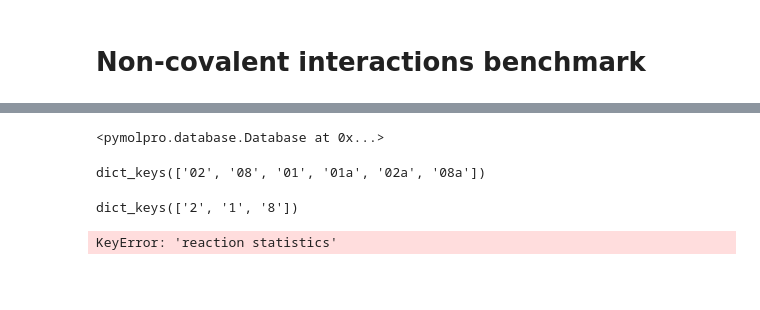
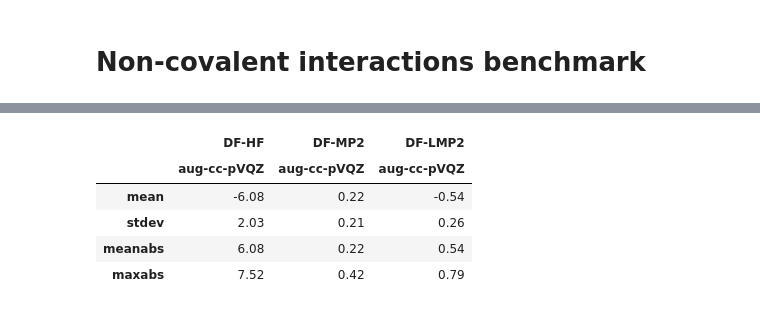
Before and after one commit to molpro/pymolpro, a Jupyter notebook: docs/source/examples/Non-covalent interactions benchmark.ipynb, the cells around one changed output, grey strips where cells are left out. Saved outputs shown, nothing was run; the diff lists cells and outputs as text; code cells hidden in the pictures; blank space fills up the shorter version.

```diff
--- a/docs/source/examples/Non-covalent interactions benchmark.ipynb
+++ b/docs/source/examples/Non-covalent interactions benchmark.ipynb
@@ -23,18 +19,6 @@ for method in methods:
     for basis in bases:
         results[method][basis] = pymolpro.database.run(db, methods[method], basis, location=project_name,
                                                        backend=backend, parallel=parallel)
-# %%
-results['HF']['aug-cc-pVDZ']
-# %% [output]
-<pymolpro.database.Database at 0x...>
-# %%
-db.molecules.keys()
-# %% [output]
-dict_keys(['02', '08', '01', '01a', '02a', '08a'])
-# %%
-db.reactions.keys()
-# %% [output]
-dict_keys(['2', '1', '8'])
 # %%
 extrapolations = {}
 if 'aug-cc-pVDZ' in bases and 'aug-cc-pVTZ' in bases:
@@ -58,8 +42,13 @@ for extr in extrapolations:
 # %%
 tokj = 2625.49963948
 pd.set_option('display.precision', 2)
-method_errors = pymolpro.database.compare([results[method]['aug-cc-pVQZ'] for method in methods], db)[
+method_errors = pymolpro.database.analyse([results[method]['aug-cc-pVQZ'] for method in methods], db)[
                     'reaction statistics'] * tokj
 method_errors
 # %% [output]
-KeyError: 'reaction statistics'
+|  | DF-HF | DF-MP2 | DF-LMP2 |
+|  | aug-cc-pVQZ | aug-cc-pVQZ | aug-cc-pVQZ |
+| mean | -6.08 | 0.22 | -0.54 |
+| stdev | 2.03 | 0.21 | 0.26 |
+| meanabs | 6.08 | 0.22 | 0.54 |
+| maxabs | 7.52 | 0.42 | 0.79 |
```
Also changed, not shown: parts of 5 cells of this notebook, 4 other files.
